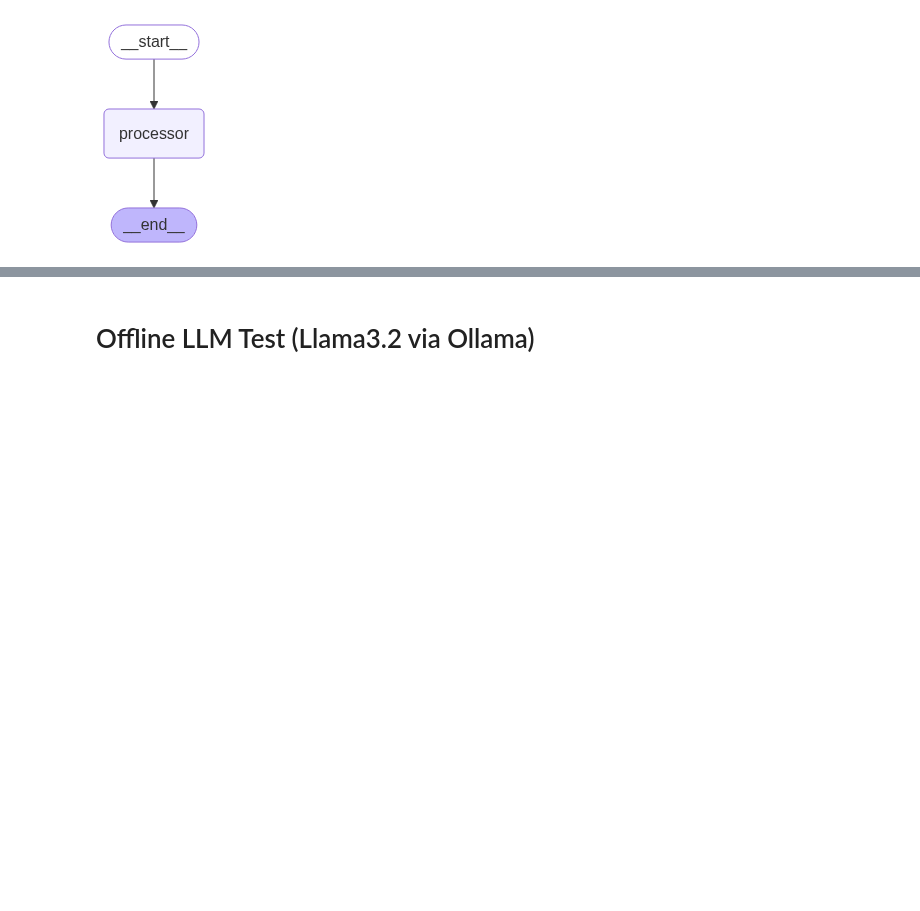
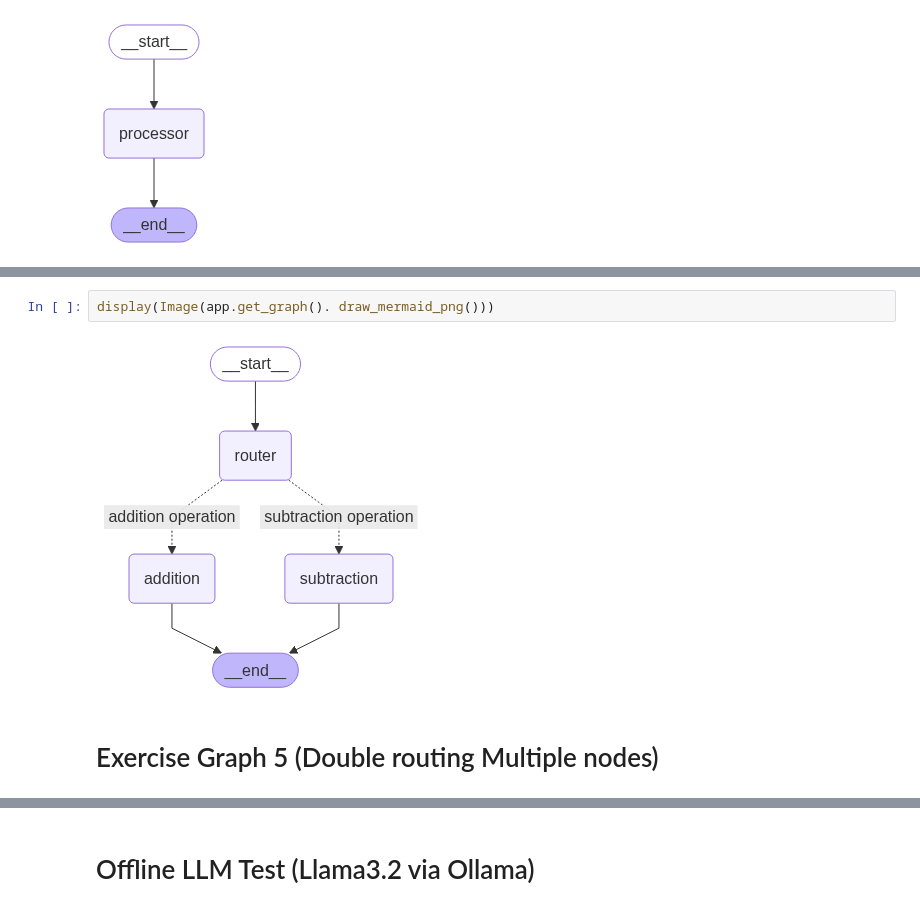
Before and after one commit to Bloodwingv2/Gideon_Agent, a Jupyter notebook: agent_test.ipynb, the cells around one changed output, grey strips where cells are left out. Saved outputs shown, nothing was run; the diff lists cells and outputs as text; blank space fills up the shorter version.

```diff
--- a/agent_test.ipynb
+++ b/agent_test.ipynb
@@ -163,0 +313,6 @@ Hi Gideon, your answer is 120
+# %%
+display(Image(app.get_graph(). draw_mermaid_png()))
+# %% [output]
+[figure, added]
+# %% [markdown]
+# Exercise Graph 5 (Double routing Multiple nodes)
```
Also changed, not shown: parts of 19 cells of this notebook.
